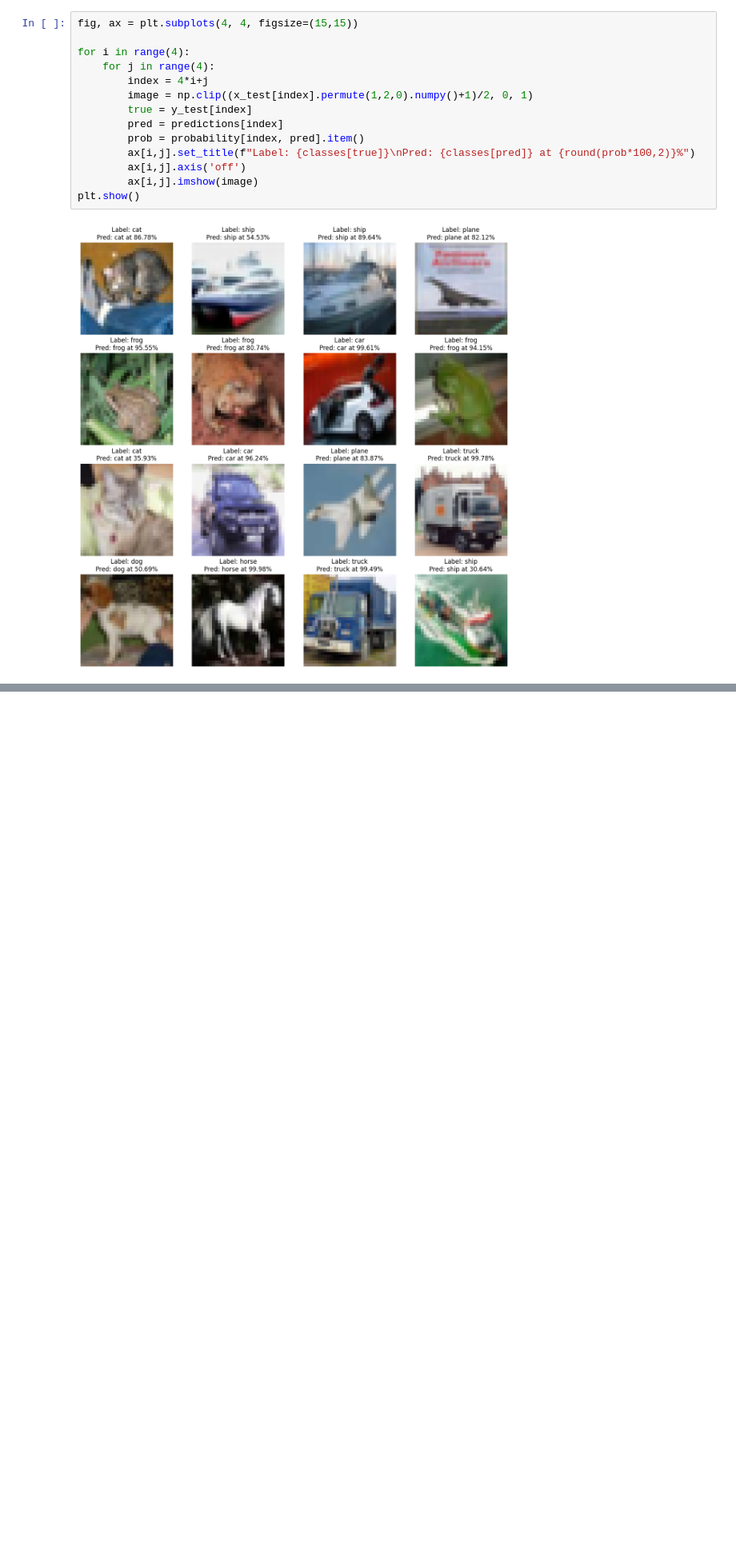
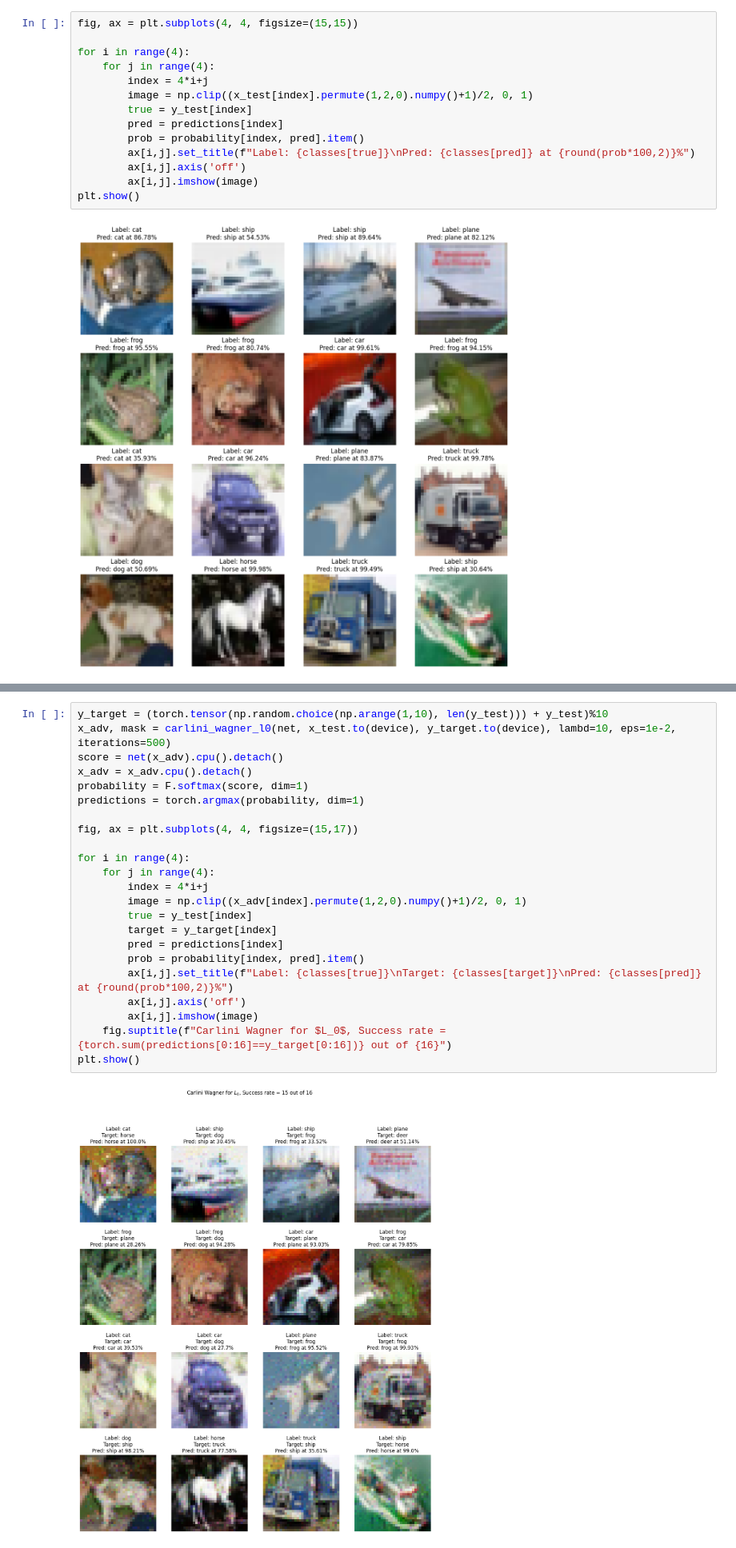
Before and after one commit to kkuroma/adversarial-attack, a Jupyter notebook: Adversarial Attacks.ipynb, the cells around one changed output, grey strips where cells are left out. Shown at 80% size. Saved outputs shown, nothing was run; the diff lists cells and outputs as text; blank space fills up the shorter version.

```diff
--- a/Adversarial Attacks.ipynb
+++ b/Adversarial Attacks.ipynb
@@ -280,0 +473,25 @@ plt.show()
+# %%
+y_target = (torch.tensor(np.random.choice(np.arange(1,10), len(y_test))) + y_test)%10
+x_adv, mask = carlini_wagner_l0(net, x_test.to(device), y_target.to(device), lambd=10, eps=1e-2, iterations=500)
+score = net(x_adv).cpu().detach()
+x_adv = x_adv.cpu().detach()
+probability = F.softmax(score, dim=1)
+predictions = torch.argmax(probability, dim=1)
+
+fig, ax = plt.subplots(4, 4, figsize=(15,17))
+
+for i in range(4):
+    for j in range(4):
+        index = 4*i+j
+        image = np.clip((x_adv[index].permute(1,2,0).numpy()+1)/2, 0, 1)
+        true = y_test[index]
+        target = y_target[index]
+        pred = predictions[index]
+        prob = probability[index, pred].item()
+        ax[i,j].set_title(f"Label: {classes[true]}\nTarget: {classes[target]}\nPred: {classes[pred]} at {round(prob*100,2)}%")
+        ax[i,j].axis('off')
+        ax[i,j].imshow(image)
+    fig.suptitle(f"Carlini Wagner for $L_0$, Success rate = {torch.sum(predictions[0:16]==y_target[0:16])} out of {16}")
+plt.show()
+# %% [output]
+[figure, added]
```
Also changed, not shown: parts of 26 cells of this notebook, 1 other file.
